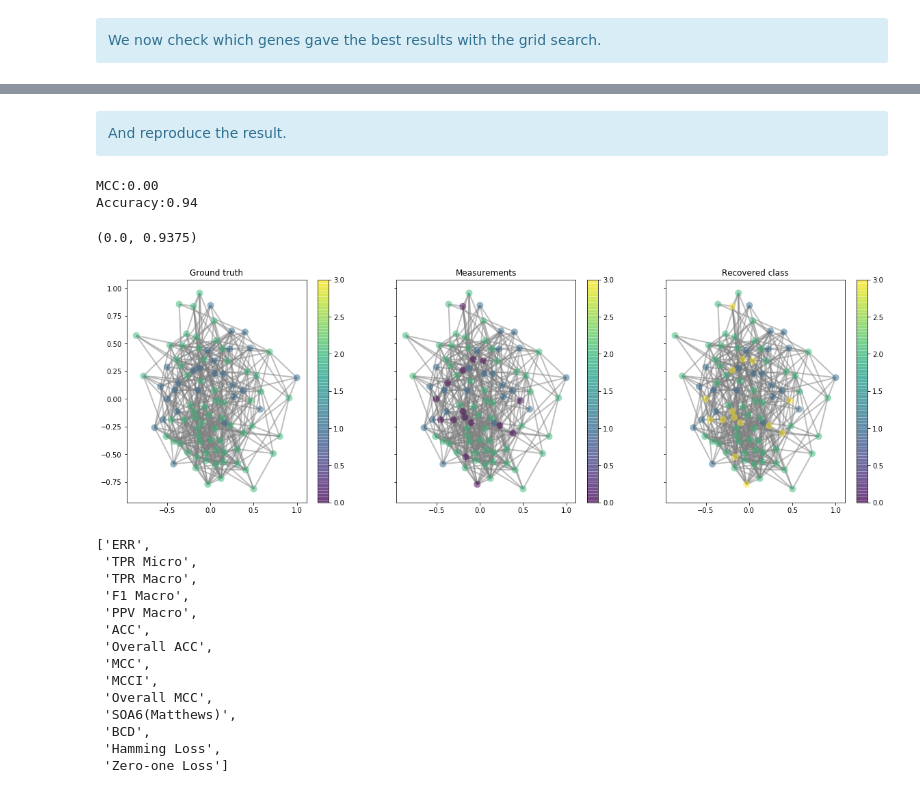
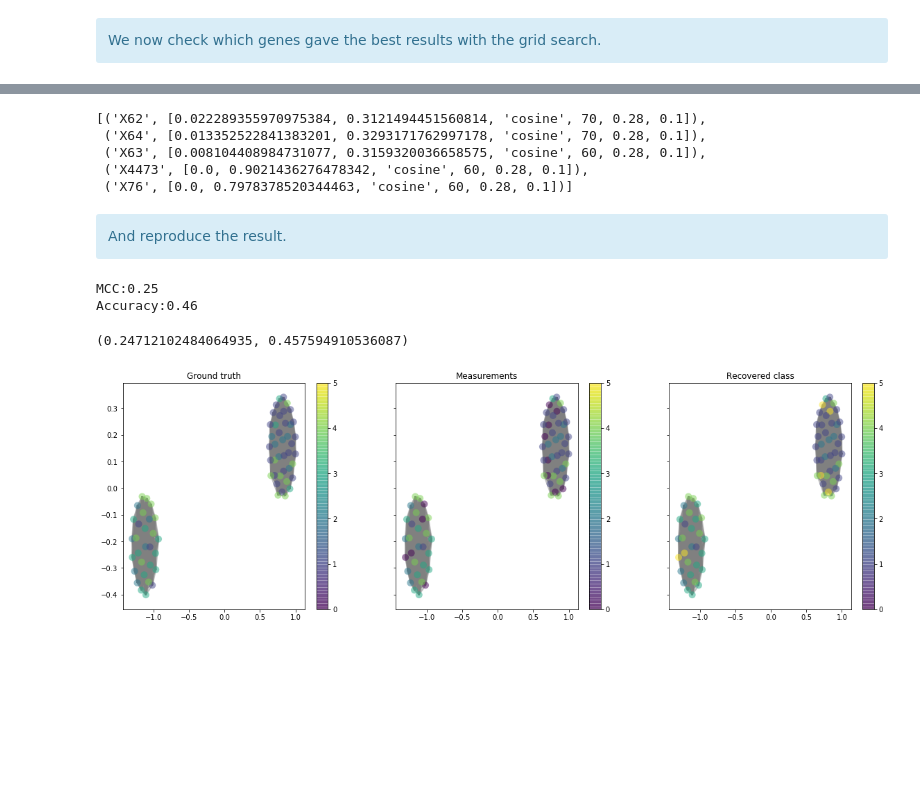
Before and after one commit to raphaelreiss/Network_tour_of_mice_genetics, a Jupyter notebook: Graph_Analysis_Mice_Genetics.ipynb, the cells around one changed output, grey strips where cells are left out. Saved outputs shown, nothing was run; the diff lists cells and outputs as text; code cells hidden in the pictures; blank space fills up the shorter version.

```diff
--- a/Graph_Analysis_Mice_Genetics.ipynb
+++ b/Graph_Analysis_Mice_Genetics.ipynb
@@ -89,11 +76,11 @@ def epsilon_similarity_graph(X: np.ndarray, metric='euclidean', sigma=1, epsilon
         adjacency (n x n ndarray): adjacency matrix of the graph.
     """
     if np.isnan(X).any():
-        Dists = squareform(np.array([pdist(X[s][:, ~np.isnan(X[s]).any(axis=0)], metric,p=1) for s in map(list, itertools.combinations(range(X.shape[0]), 2))]).ravel())
+        Dists = squareform(np.array([pdist(X[s][:, ~np.isnan(X[s]).any(axis=0)], metric) for s in map(list, itertools.combinations(range(X.shape[0]), 2))]).ravel())
         Dists[Dists == 0] = 1E8
         Dists = np.nan_to_num(Dists,nan = 1E8)
     else:
-        Dists = squareform(pdist(X,metric = metric,p = 1))
+        Dists = squareform(pdist(X,metric = "euclidean"))
 
     Dists = np.exp(-Dists**2/(2 * sigma**2))
     Dists[Dists <= epsilon] = 0
@@ -115,4 +103,4 @@ def plot_distrib(adjacency):
 # %%
-k = epsilon_similarity_graph(genotype_df.values,sigma = 70,epsilon = 0.23,metric = 'cosine')
+k = epsilon_similarity_graph(genotype_df.values,sigma = 0.4,epsilon = 0.1,metric = 'cosine')
 plot_distrib(k)
 # %% [output]
@@ -205,5 +191,12 @@ def grid_search_graphs(bio_df,CV_meth,metrics,sigmas,epsilons,taus,gene):
 # %%
 def CV_discrete(pygsp_weighted_graph,gene_serie,bio_df,tau,NUM_REPET = 50,plot = False):
+    """
+    CV_discrets performs a cross_validation by taking a random subset repr 20% (test set)of the graph defined above, training a tikhonov classifier
+    on the training set( 80%) and return the MCC and the accuracy for the  given parameters.
+    pygsp_weighted_graph: the graph built thanks to the adjacency matrix
+    bio_df: either genotype_df or expr_df
+    tau: regularization parameter for tikhonov
+    """
     y_true = gene_serie[bio_df.index]
     nan_present = y_true.isnull().any()
 
@@ -550,14 +599,22 @@ get_top_genes(5,dic_cont)
+# %%
+get_top_phen(5,dic_disc_gen)
+# %% [output]
+[('X62', [0.022289355970975384, 0.3121494451560814, 'cosine', 70, 0.28, 0.1]),
+ ('X64', [0.013352522841383201, 0.3293171762997178, 'cosine', 70, 0.28, 0.1]),
+ ('X63', [0.008104408984731077, 0.3159320036658575, 'cosine', 60, 0.28, 0.1]),
+ ('X4473', [0.0, 0.9021436276478342, 'cosine', 60, 0.28, 0.1]),
+ ('X76', [0.0, 0.7978378520344463, 'cosine', 60, 0.28, 0.1])]
 # %% [markdown]
 <div class="alert alert-block alert-info">
 And reproduce the result.
 </div>
 # %%
-weighted_adjacency = epsilon_similarity_graph(genotype_df.values, metric='hamming', sigma=75, epsilon=0.32)
+weighted_adjacency = epsilon_similarity_graph(expr_df.values, metric='euclidean', sigma=70, epsilon=0.2)
 pygsp_weighted_graph = graphs.Graph(weighted_adjacency,lap_type='normalized')
 pygsp_weighted_graph.set_coordinates()
-CV_discrete(pygsp_weighted_graph,phenotype_df.loc['X546'],genotype_df,0,NUM_REPET=1,plot = True)
+CV_discrete(pygsp_weighted_graph,phenotype_df.loc['X62'],expr_df,1,NUM_REPET=15,plot = True)
 # %% [output]
-MCC:0.00
-Accuracy:0.94
+MCC:0.25
+Accuracy:0.46
-(0.0, 0.9375)
+(0.24712102484064935, 0.457594910536087)
-[figure, old version]
+[figure, new version]
@@ -566,17 +620,0 @@ Accuracy:0.94
-# %%
-cm.recommended_list
-# %% [output]
-['ERR',
- 'TPR Micro',
- 'TPR Macro',
- 'F1 Macro',
- 'PPV Macro',
- 'ACC',
- 'Overall ACC',
- 'MCC',
- 'MCCI',
- 'Overall MCC',
- 'SOA6(Matthews)',
- 'BCD',
- 'Hamming Loss',
- 'Zero-one Loss']
```
Also changed, not shown: parts of 57 cells of this notebook, 5 other files.
